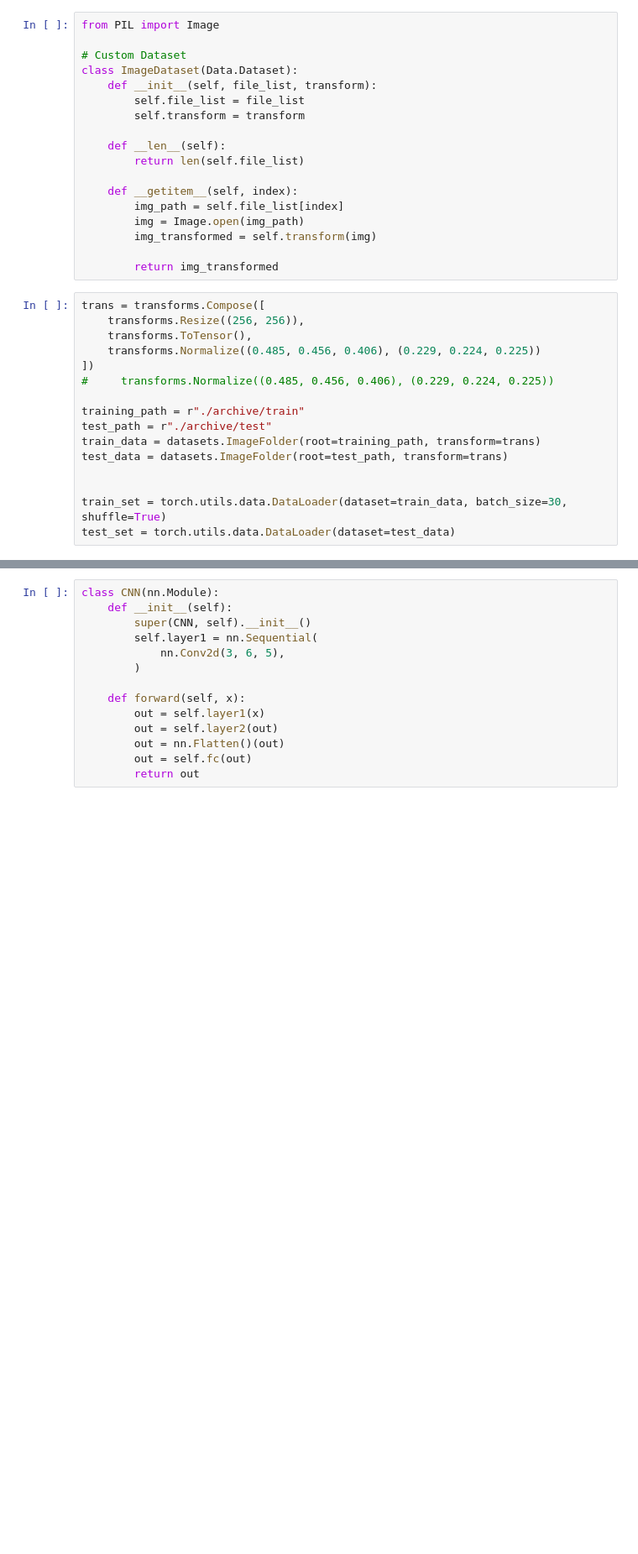
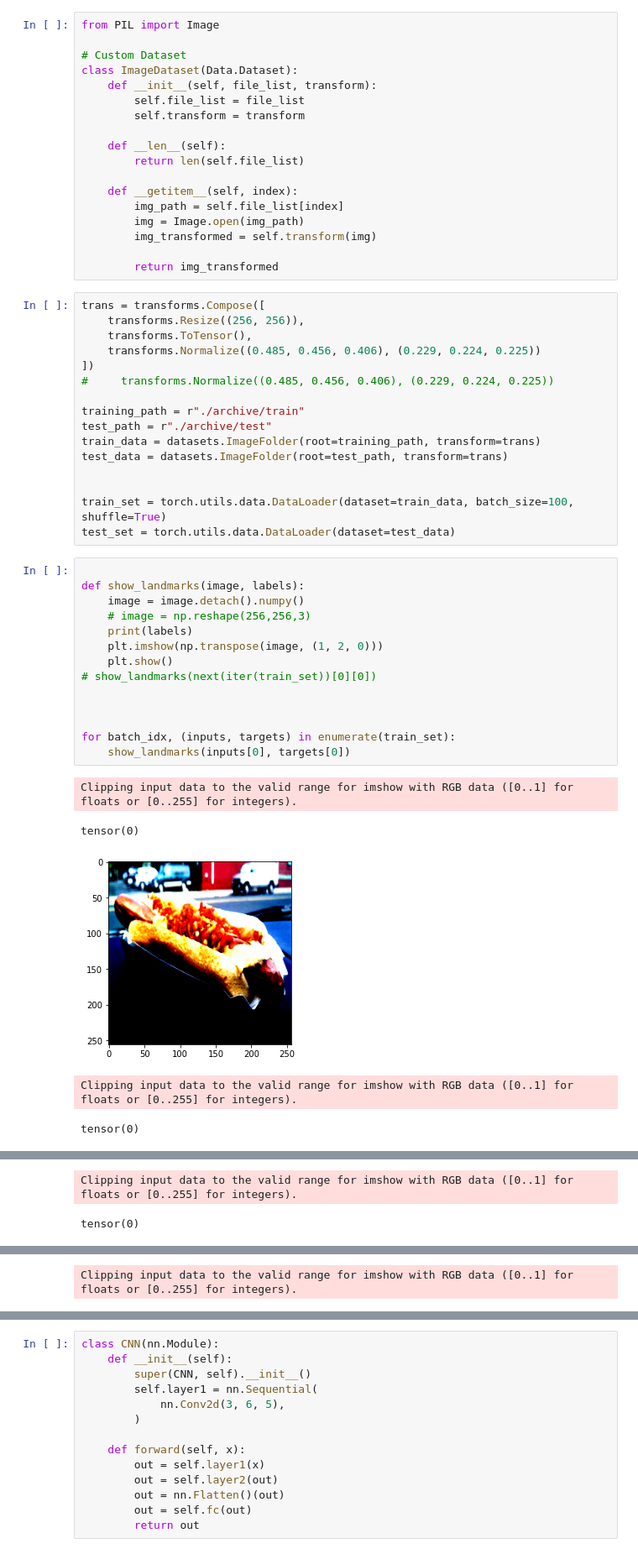
Before and after one commit to yoonhero/lierhero, a Jupyter notebook: cnn_hotdog.ipynb, the cells around one changed output, grey strips where cells are left out. Shown at 84% size. Saved outputs shown, nothing was run; the diff lists cells and outputs as text; blank space fills up the shorter version.

```diff
--- a/cnn_hotdog.ipynb
+++ b/cnn_hotdog.ipynb
@@ -97,5 +97,25 @@ train_data = datasets.ImageFolder(root=training_path, transform=trans)
 test_data = datasets.ImageFolder(root=test_path, transform=trans)
 
 
-train_set = torch.utils.data.DataLoader(dataset=train_data, batch_size=30, shuffle=True)
+train_set = torch.utils.data.DataLoader(dataset=train_data, batch_size=100, shuffle=True)
 test_set = torch.utils.data.DataLoader(dataset=test_data)
+# %%
+
+def show_landmarks(image, labels):
+    image = image.detach().numpy()
+    # image = np.reshape(256,256,3)
+    print(labels)
+    plt.imshow(np.transpose(image, (1, 2, 0)))
+    plt.show()
+# show_landmarks(next(iter(train_set))[0][0])
+
+
+
+for batch_idx, (inputs, targets) in enumerate(train_set):
+    show_landmarks(inputs[0], targets[0])
+# %% [output]
+Clipping input data to the valid range for imshow with RGB data ([0..1] for floats or [0..255] for integers).
+tensor(0)
+[figure, added]
+Clipping input data to the valid range for imshow with RGB data ([0..1] for floats or [0..255] for integers).
+tensor(0)
@@ -101,0 +123,2 @@ test_set = torch.utils.data.DataLoader(dataset=test_data)
+Clipping input data to the valid range for imshow with RGB data ([0..1] for floats or [0..255] for integers).
+tensor(0)
@@ -101,0 +126 @@ test_set = torch.utils.data.DataLoader(dataset=test_data)
+Clipping input data to the valid range for imshow with RGB data ([0..1] for floats or [0..255] for integers).
```
Also changed, not shown: parts of 10 cells of this notebook.
